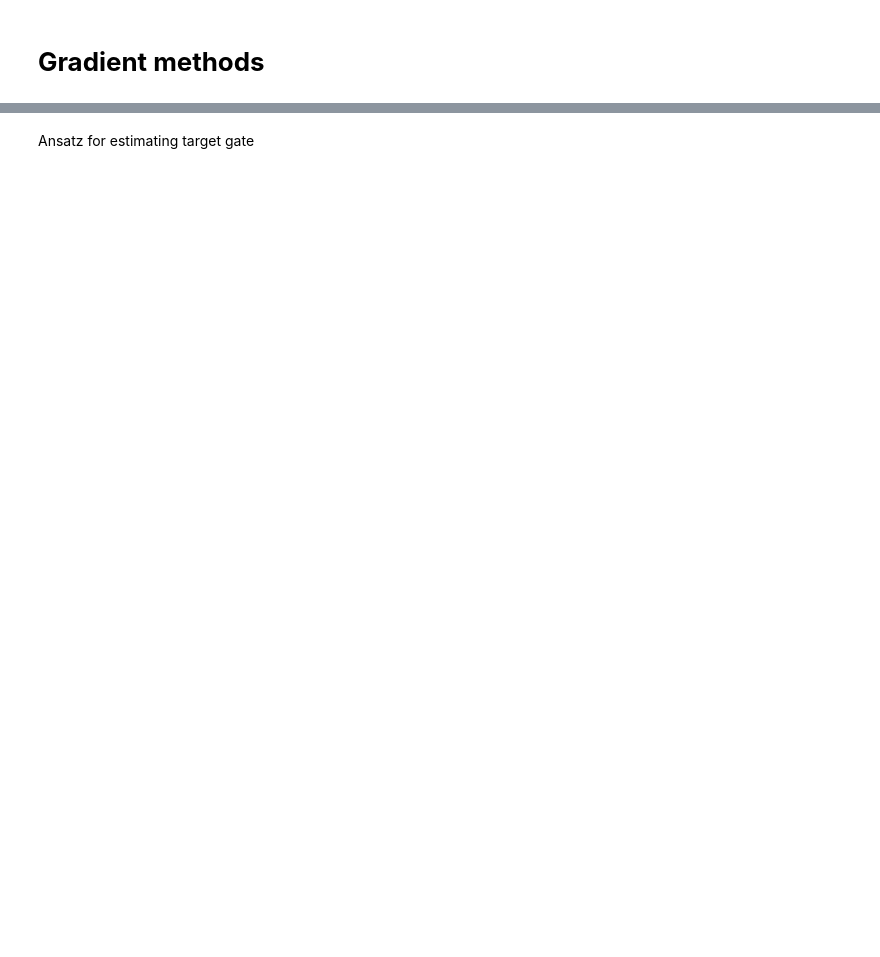
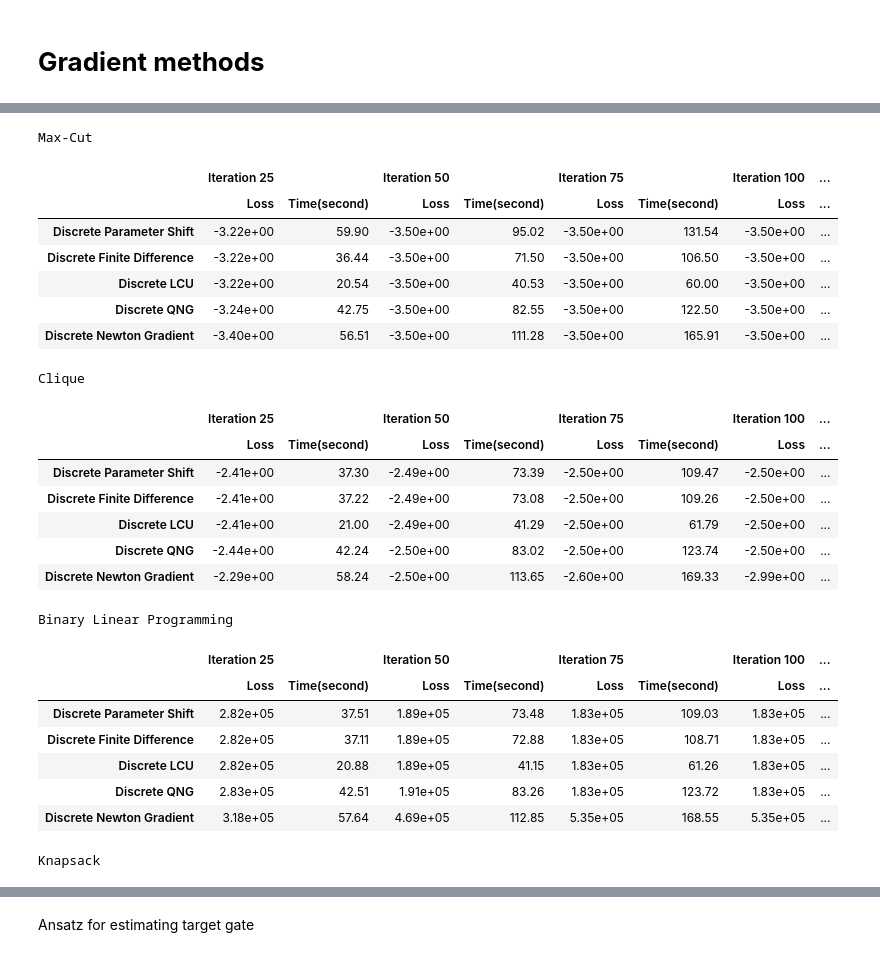
Before and after one commit to BankNatchapol/Comparison-of-Quantum-Gradient, a Jupyter notebook: discrete_vs_continuous/discrete_gradient_comparison.ipynb, the cells around one changed output, grey strips where cells are left out. Drawn from its saved outputs; the diff is of its cells as text; code cells hidden in the pictures; blank space fills up the shorter version.

```diff
--- a/discrete_vs_continuous/discrete_gradient_comparison.ipynb
+++ b/discrete_vs_continuous/discrete_gradient_comparison.ipynb
@@ -214,0 +1695,9 @@ def problem():
+# %%
+lr = 1
+epochs = 101
+reg = 3.0
+cost_fn = lambda v: cost_function(v, H_blp)+offset_blp
+grad_fn = lambda var: newton_gradient(cost_function,H_blp, var, reg)
+lost_list, time_list, var = train(cost_fn, grad_fn, epochs, var_init_blp, lr)
+qnwl.append(lost_list)
+qnwt.append(time_list)
@@ -214,0 +1749,9 @@ def problem():
+# %%
+lr = 1
+epochs = 101
+reg = 3.2
+cost_fn = lambda v: cost_function(v, H_ks)+offset_ks
+grad_fn = lambda var: newton_gradient(cost_function,H_ks, var, reg)
+lost_list, time_list, var = train(cost_fn, grad_fn, epochs, var_init_ks, lr)
+qnwl.append(lost_list)
+qnwt.append(time_list)
@@ -214,0 +2195,61 @@ def problem():
+# %%
+#@title Comparison Table
+rows = ['Discrete Parameter Shift',
+          'Discrete Finite Difference',
+          'Discrete LCU',
+          'Discrete QNG',
+          'Discrete Newton Gradient',
+          #'Classical'
+          ]
+columns_g = ["Iteration 25", "Iteration 50", "Iteration 75", "Iteration 100"]
+iters = [25, 50, 75, 100]
+columns_s = ["Loss", "Time(second)"]
+problems = ["Max-Cut", "Clique", "Binary Linear Programming", "Knapsack"]
+for problemn in range(len(problems)):
+  df = pd.DataFrame([[psl[problemn][iters[0]], pst[problemn][iters[0]], psl[problemn][iters[1]],pst[problemn][iters[1]],psl[problemn][iters[2]],pst[problemn][iters[2]],psl[problemn][iters[3]],pst[problemn][iters[3]]],
+                    [fdl[problemn][iters[0]], fdt[problemn][iters[0]], fdl[problemn][iters[1]], fdt[problemn][iters[1]], fdl[problemn][iters[2]], fdt[problemn][iters[2]], fdl[problemn][iters[3]], fdt[problemn][iters[3]]],
+                    [lcul[problemn][iters[0]], lcut[problemn][iters[0]], lcul[problemn][iters[1]], lcut[problemn][iters[1]], lcul[problemn][iters[2]], lcut[problemn][iters[2]], lcul[problemn][iters[3]], lcut[problemn][iters[3]]],
+                    [qngl[problemn][iters[0]],qngt[problemn][iters[0]],qngl[problemn][iters[1]],qngt[problemn][iters[1]],qngl[problemn][iters[2]],qngt[problemn][iters[2]], qngl[problemn][iters[3]],qngt[problemn][iters[3]]],
+                    [qnwl[problemn][iters[0]],qnwt[problemn][iters[0]],qnwl[problemn][iters[1]],qnwt[problemn][iters[1]],qnwl[problemn][iters[2]],qnwt[problemn][iters[2]],qnwl[problemn][iters[3]],qnwt[problemn][iters[3]]],
+                    #[loss_plot_classical[5],classical_time_i[100],loss_plot_classical[200],classical_time_i[200],loss_plot_classical[300],classical_time_i[300], loss_plot_classical[400],classical_time_i[400], loss_plot_classical[500],classical_time_i[500]]
+                    ])
+
+  col_ix = pd.MultiIndex.from_product([columns_g, columns_s])
+  row_ix = pd.MultiIndex.from_product([rows])
+  df = df.set_index(row_ix)
+  df.columns = col_ix
+  df[( 'Iteration 25','Loss')] = df[( 'Iteration 25','Loss')].map('{:.2e}'.format)
+  df[( 'Iteration 50','Loss')] = df[( 'Iteration 50','Loss')].map('{:.2e}'.format)
+  df[( 'Iteration 75','Loss')] = df[( 'Iteration 75','Loss')].map('{:.2e}'.format)
+  df[( 'Iteration 100','Loss')] = df[( 'Iteration 100','Loss')].map('{:.2e}'.format)
+  # df[( 'Iteration 500','Loss')] = df[( 'Iteration 500','Loss')].map('{:.2e}'.format)
+  print(f"\033[1m{problems[problemn]}\033[0m")
+  df_styled = df.round(2)
+  display(df_styled)
+  print("\n\n\n")
+# %% [output]
+Max-Cut
+|  | Iteration 25 |  | Iteration 50 |  | Iteration 75 |  | Iteration 100 | ... |
+|  | Loss | Time(second) | Loss | Time(second) | Loss | Time(second) | Loss | ... |
+| Discrete Parameter Shift | -3.22e+00 | 59.90 | -3.50e+00 | 95.02 | -3.50e+00 | 131.54 | -3.50e+00 | ... |
+| Discrete Finite Difference | -3.22e+00 | 36.44 | -3.50e+00 | 71.50 | -3.50e+00 | 106.50 | -3.50e+00 | ... |
+| Discrete LCU | -3.22e+00 | 20.54 | -3.50e+00 | 40.53 | -3.50e+00 | 60.00 | -3.50e+00 | ... |
+| Discrete QNG | -3.24e+00 | 42.75 | -3.50e+00 | 82.55 | -3.50e+00 | 122.50 | -3.50e+00 | ... |
+| Discrete Newton Gradient | -3.40e+00 | 56.51 | -3.50e+00 | 111.28 | -3.50e+00 | 165.91 | -3.50e+00 | ... |
+Clique
+|  | Iteration 25 |  | Iteration 50 |  | Iteration 75 |  | Iteration 100 | ... |
+|  | Loss | Time(second) | Loss | Time(second) | Loss | Time(second) | Loss | ... |
+| Discrete Parameter Shift | -2.41e+00 | 37.30 | -2.49e+00 | 73.39 | -2.50e+00 | 109.47 | -2.50e+00 | ... |
+| Discrete Finite Difference | -2.41e+00 | 37.22 | -2.49e+00 | 73.08 | -2.50e+00 | 109.26 | -2.50e+00 | ... |
+| Discrete LCU | -2.41e+00 | 21.00 | -2.49e+00 | 41.29 | -2.50e+00 | 61.79 | -2.50e+00 | ... |
+| Discrete QNG | -2.44e+00 | 42.24 | -2.50e+00 | 83.02 | -2.50e+00 | 123.74 | -2.50e+00 | ... |
+| Discrete Newton Gradient | -2.29e+00 | 58.24 | -2.50e+00 | 113.65 | -2.60e+00 | 169.33 | -2.99e+00 | ... |
+Binary Linear Programming
+|  | Iteration 25 |  | Iteration 50 |  | Iteration 75 |  | Iteration 100 | ... |
+|  | Loss | Time(second) | Loss | Time(second) | Loss | Time(second) | Loss | ... |
+| Discrete Parameter Shift | 2.82e+05 | 37.51 | 1.89e+05 | 73.48 | 1.83e+05 | 109.03 | 1.83e+05 | ... |
+| Discrete Finite Difference | 2.82e+05 | 37.11 | 1.89e+05 | 72.88 | 1.83e+05 | 108.71 | 1.83e+05 | ... |
+| Discrete LCU | 2.82e+05 | 20.88 | 1.89e+05 | 41.15 | 1.83e+05 | 61.26 | 1.83e+05 | ... |
+| Discrete QNG | 2.83e+05 | 42.51 | 1.91e+05 | 83.26 | 1.83e+05 | 123.72 | 1.83e+05 | ... |
+| Discrete Newton Gradient | 3.18e+05 | 57.64 | 4.69e+05 | 112.85 | 5.35e+05 | 168.55 | 5.35e+05 | ... |
+Knapsack
```
Also changed, not shown: parts of 153 cells of this notebook.
